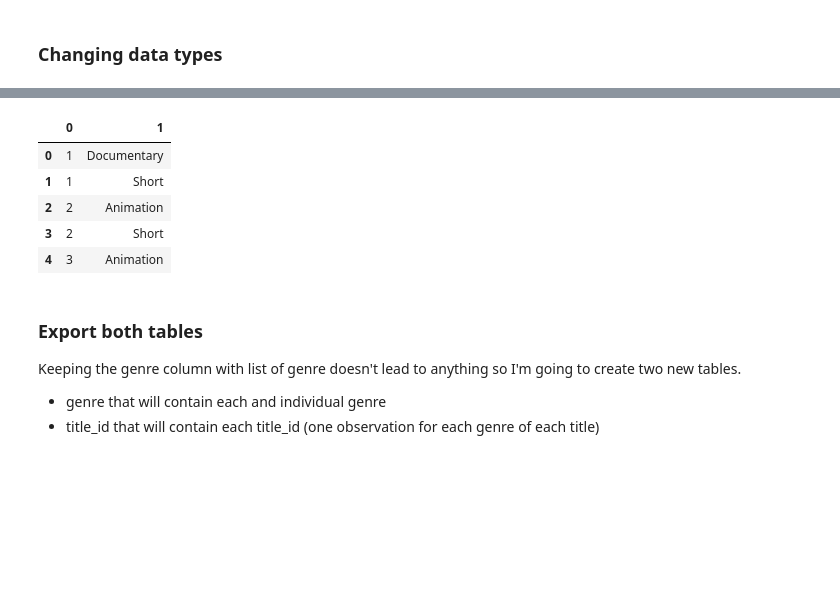
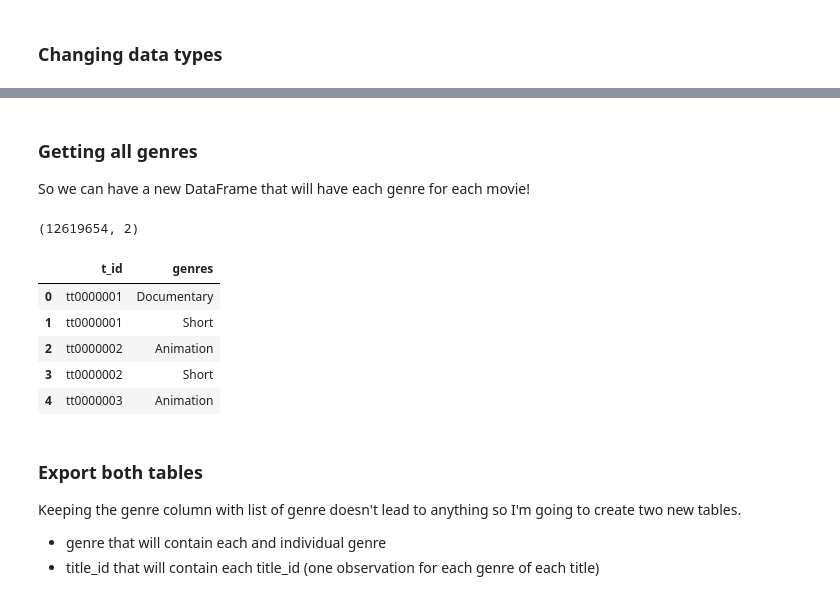
Before and after one commit to marclelamy/IMDb, a Jupyter notebook: 1.download-clean-datasets.ipynb, the cells around one changed output, grey strips where cells are left out. Saved outputs shown, nothing was run; the diff lists cells and outputs as text; code cells hidden in the pictures; blank space fills up the shorter version.

```diff
--- a/1.download-clean-datasets.ipynb
+++ b/1.download-clean-datasets.ipynb
@@ -317,13 +295,2 @@ for genre in ['Reality-TV', 'Documentary', 'Talk-Show', 'Game-Show', 'Animation,
 # %% [markdown]
 ### Changing data types
-# %%
-df_basics["for_adult"] = df_basics["for_adult"].astype(float)
-df_basics["start_year"] = df_basics["start_year"].astype(float)
-df_basics["end_year"] = df_basics["end_year"].astype(float)
-
-df_basics["runtime_mn"] = df_basics["runtime_mn"].replace({"Reality-TV": np.nan,
-                                                     "Documentary": np.nan,
-                                                     "Talk-Show": np.nan,
-                                                     "Game-Show": np.nan,
-                                                     "Reality-TV": np.nan,
-                                                     "Animation,Comedy,Family": np.nan}).astype(float)
@@ -366,0 +318,3 @@ len(genre_title)
+# %%
+df_basics["start_year"] = df_basics["start_year"].astype("datetime64")
+df_basics["end_year"] = df_basics["end_year"].astype("datetime64")
@@ -366,0 +325,23 @@ len(genre_title)
+# %%
+def series_to_int(df, *args):
+    for col in args:
+        liste = df[col].to_list() # Used lists as pd.Series were too slow
+
+        new = []
+        for x in range(len(liste)):
+            val = liste[x]
+            try:
+                new.append(int(val))
+            except:
+                new.append(np.nan)
+
+            if x % 100000 == 0:
+                print(f"{round(x / len(liste) * 100, 2)}%", " " * 100, end="\r")
+        df[col] = new
+
+
+        df[col] = df[col].astype("Int64")
+
+    return df
+
+df_basics = series_to_int(df_basics, "for_adult", "runtime_mn")
@@ -367,13 +369,21 @@ len(genre_title)
+# %% [markdown]
+### Getting all genres
+
+So we can have a new DataFrame that will have each genre for each movie!
+# %%
+df_genres = df_basics[["t_id", "genres"]].set_index("t_id")["genres"].str.split(",").explode().to_frame().reset_index()
+df_genres.shape
+# %% [output]
+(12619654, 2)
 # %%
-df_genres = pd.DataFrame(genre_title)
 df_genres.head()
 # %% [output]
-|  | 0 | 1 |
-| 0 | 1 | Documentary |
-| 1 | 1 | Short |
-| 2 | 2 | Animation |
-| 3 | 2 | Short |
-| 4 | 3 | Animation |
+|  | t_id | genres |
+| 0 | tt0000001 | Documentary |
+| 1 | tt0000001 | Short |
+| 2 | tt0000002 | Animation |
+| 3 | tt0000002 | Short |
+| 4 | tt0000003 | Animation |
 # %% [markdown]
 ### Export both tables
 
```
Also changed, not shown: parts of 104 cells of this notebook, 1 other file.
